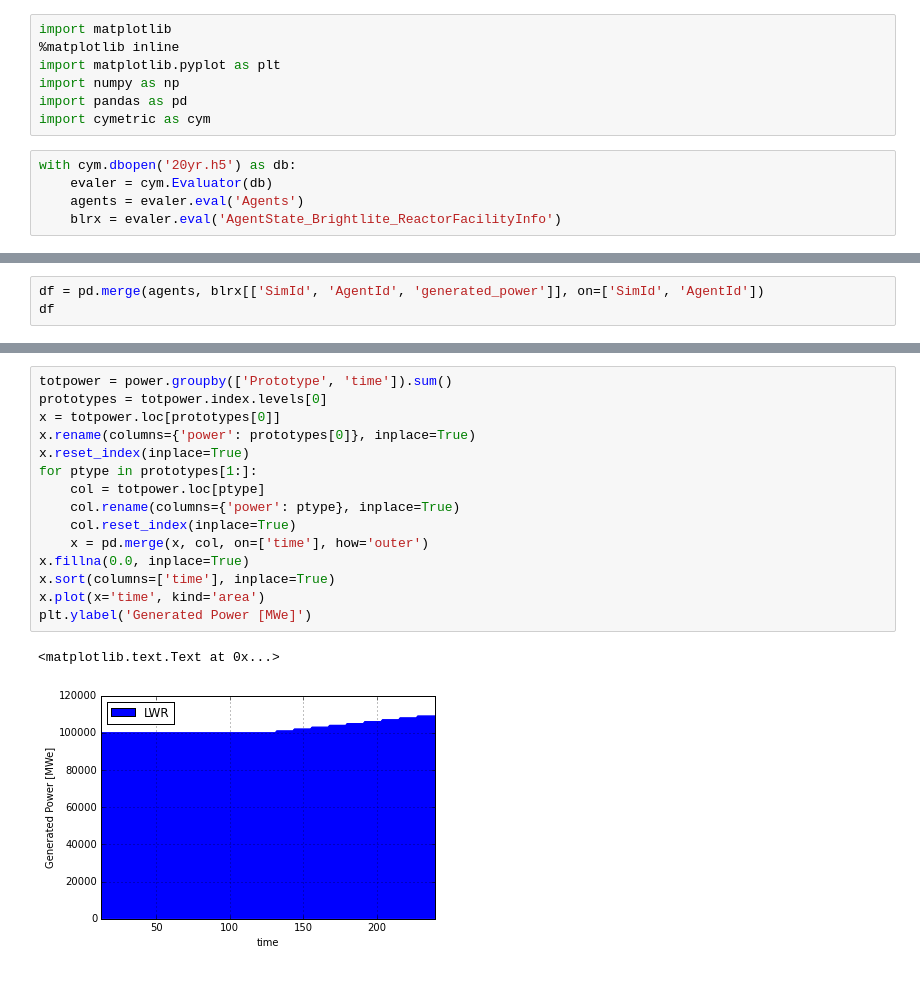
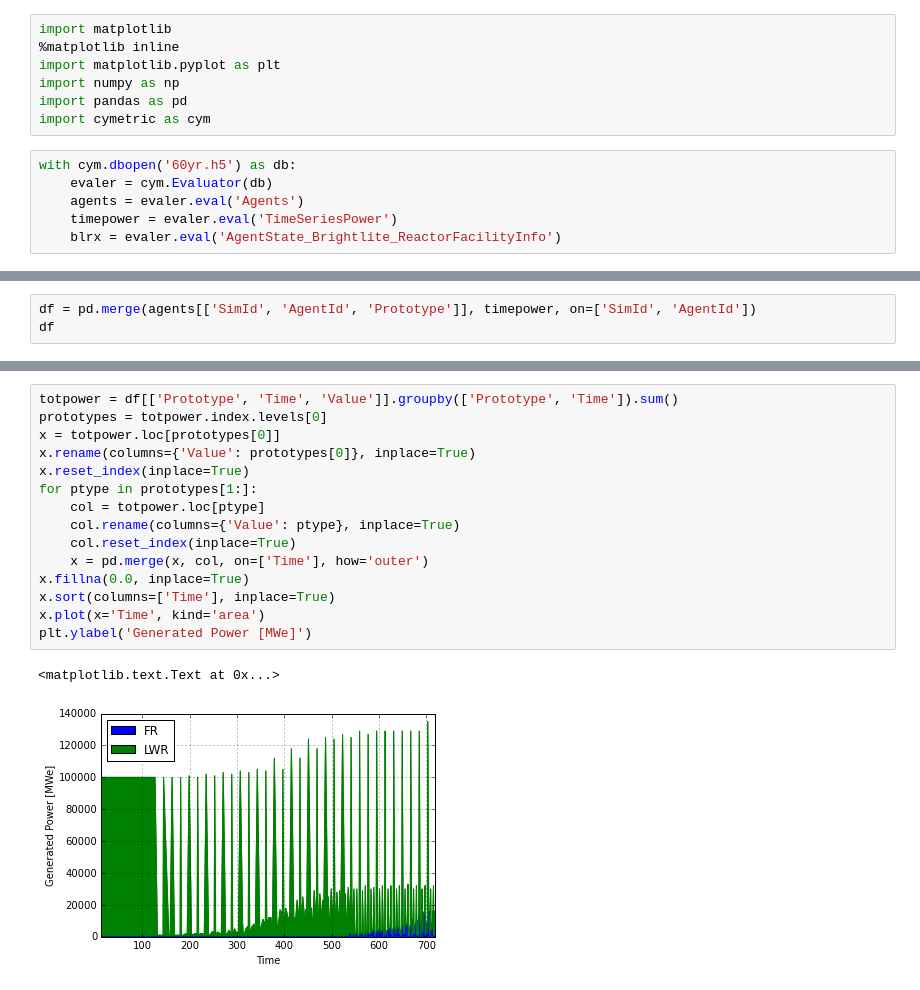
Before and after one commit to scopatz/fco-ta, a Jupyter notebook: genpower.ipynb, the cells around one changed output, grey strips where cells are left out. Saved outputs shown, nothing was run; the diff lists cells and outputs as text.

```diff
--- a/genpower.ipynb
+++ b/genpower.ipynb
@@ -6,7 +6,8 @@ import numpy as np
 import pandas as pd
 import cymetric as cym
 # %%
-with cym.dbopen('20yr.h5') as db:
+with cym.dbopen('60yr.h5') as db:
     evaler = cym.Evaluator(db)
     agents = evaler.eval('Agents')
+    timepower = evaler.eval('TimeSeriesPower')
     blrx = evaler.eval('AgentState_Brightlite_ReactorFacilityInfo')
@@ -13,4 +35,4 @@ with cym.dbopen('20yr.h5') as db:
 # %%
-df = pd.merge(agents, blrx[['SimId', 'AgentId', 'generated_power']], on=['SimId', 'AgentId'])
+df = pd.merge(agents[['SimId', 'AgentId', 'Prototype']], timepower, on=['SimId', 'AgentId'])
 df
 # %% [output]
@@ -43,18 +57,18 @@ for name, group in df.groupby('Prototype'):
 # %%
-totpower = power.groupby(['Prototype', 'time']).sum()
+totpower = df[['Prototype', 'Time', 'Value']].groupby(['Prototype', 'Time']).sum()
 prototypes = totpower.index.levels[0]
 x = totpower.loc[prototypes[0]]
-x.rename(columns={'power': prototypes[0]}, inplace=True)
+x.rename(columns={'Value': prototypes[0]}, inplace=True)
 x.reset_index(inplace=True)
 for ptype in prototypes[1:]:
     col = totpower.loc[ptype]
-    col.rename(columns={'power': ptype}, inplace=True)
+    col.rename(columns={'Value': ptype}, inplace=True)
     col.reset_index(inplace=True)
-    x = pd.merge(x, col, on=['time'], how='outer')
+    x = pd.merge(x, col, on=['Time'], how='outer')
 x.fillna(0.0, inplace=True)
-x.sort(columns=['time'], inplace=True)
-x.plot(x='time', kind='area')
+x.sort(columns=['Time'], inplace=True)
+x.plot(x='Time', kind='area')
 plt.ylabel('Generated Power [MWe]')
 # %% [output]
 <matplotlib.text.Text at 0x...>
-[figure, old version]
+[figure, new version]
```
Also changed, not shown: parts of 5 cells of this notebook, 1 other file.
